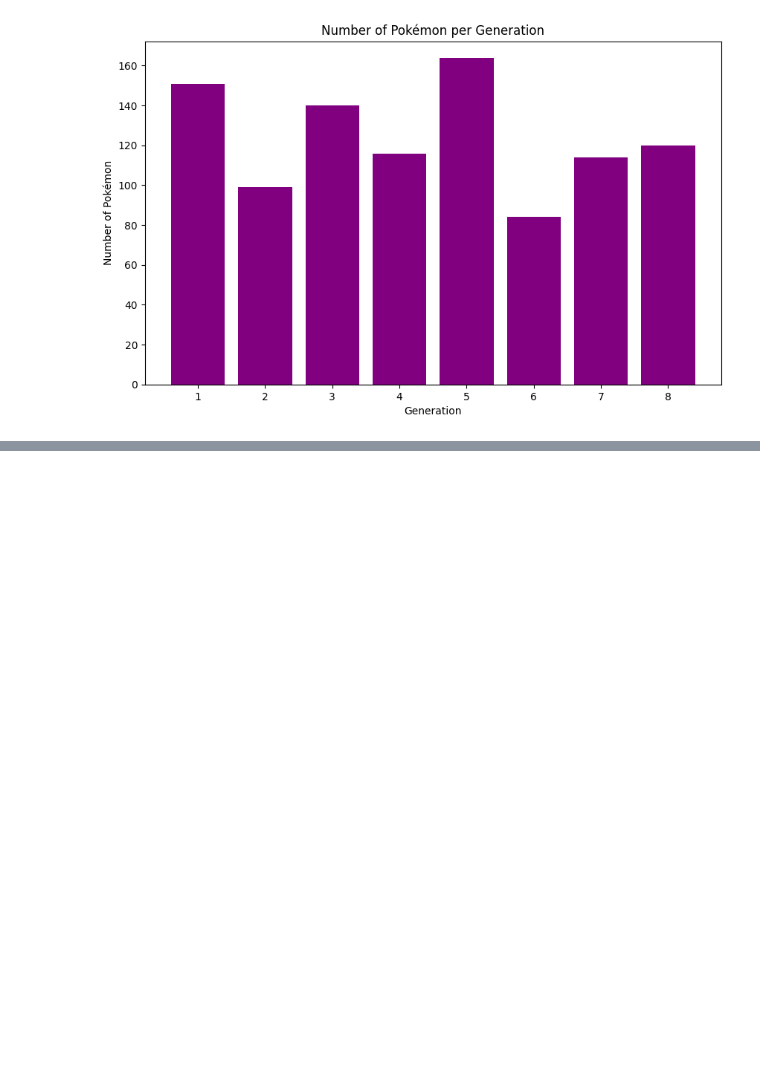
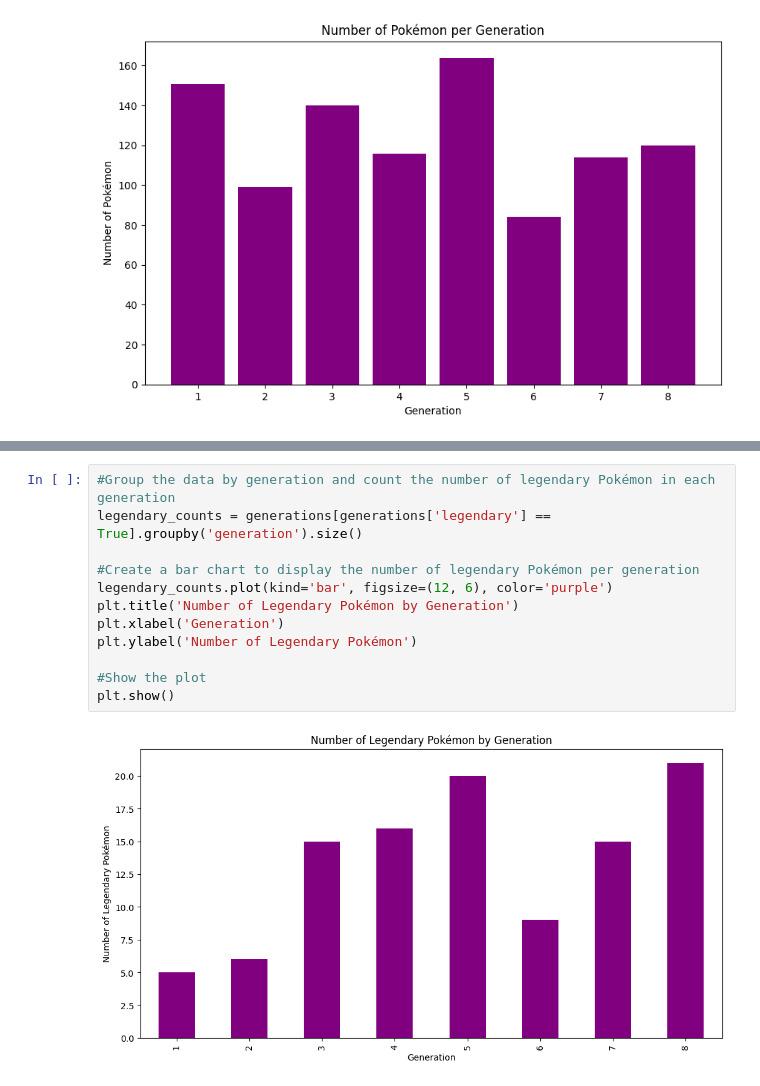
Before and after one commit to DsAlex-lnx/Pokemon-Data-Science, a Jupyter notebook: main.ipynb, the cells around one changed output, grey strips where cells are left out. Drawn from its saved outputs; the diff is of its cells as text; blank space fills up the shorter version.

```diff
--- a/main.ipynb
+++ b/main.ipynb
@@ -413,0 +459,14 @@ plt.show()
+# %%
+#Group the data by generation and count the number of legendary Pokémon in each generation
+legendary_counts = generations[generations['legendary'] == True].groupby('generation').size()
+
+#Create a bar chart to display the number of legendary Pokémon per generation
+legendary_counts.plot(kind='bar', figsize=(12, 6), color='purple')
+plt.title('Number of Legendary Pokémon by Generation')
+plt.xlabel('Generation')
+plt.ylabel('Number of Legendary Pokémon')
+
+#Show the plot
+plt.show()
+# %% [output]
+[figure, added]
```
Also changed, not shown: parts of 17 cells of this notebook.
